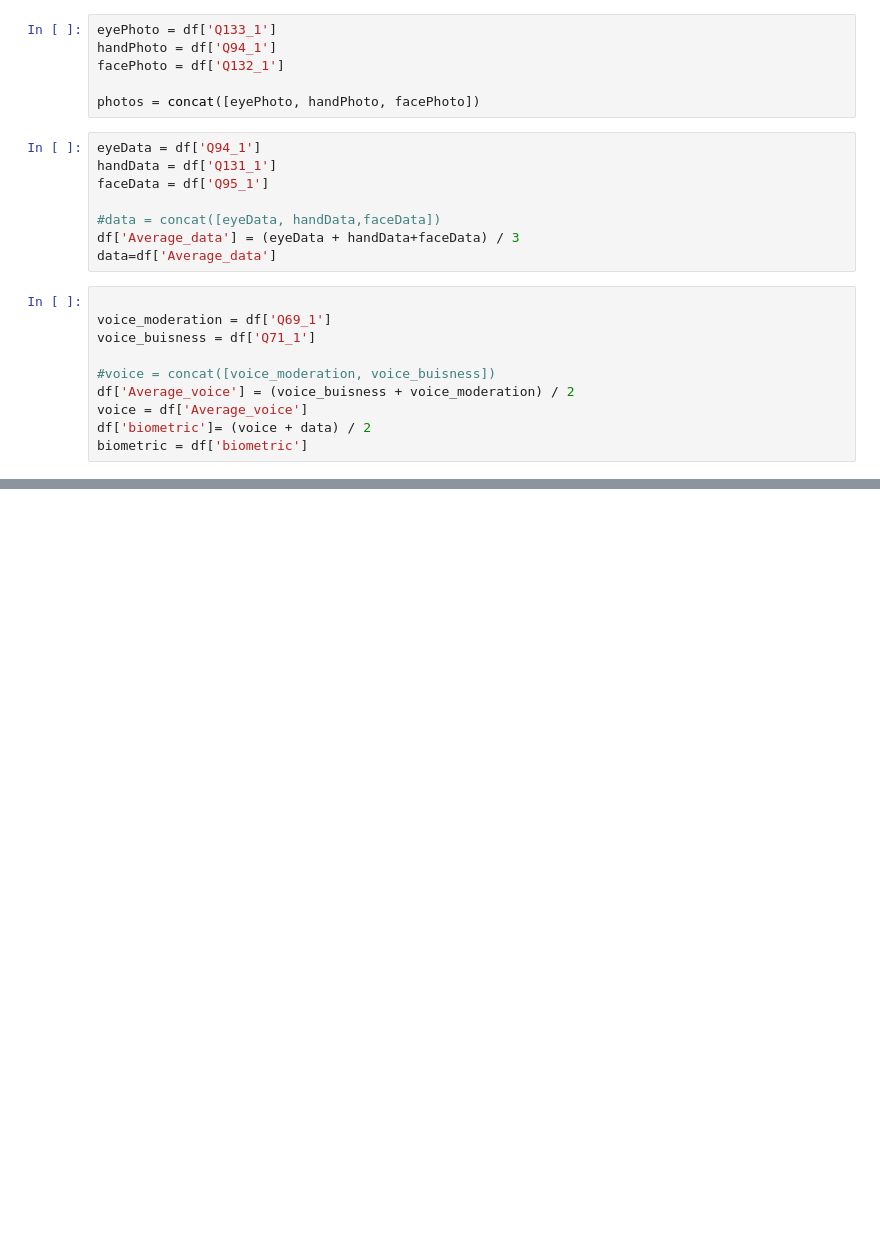
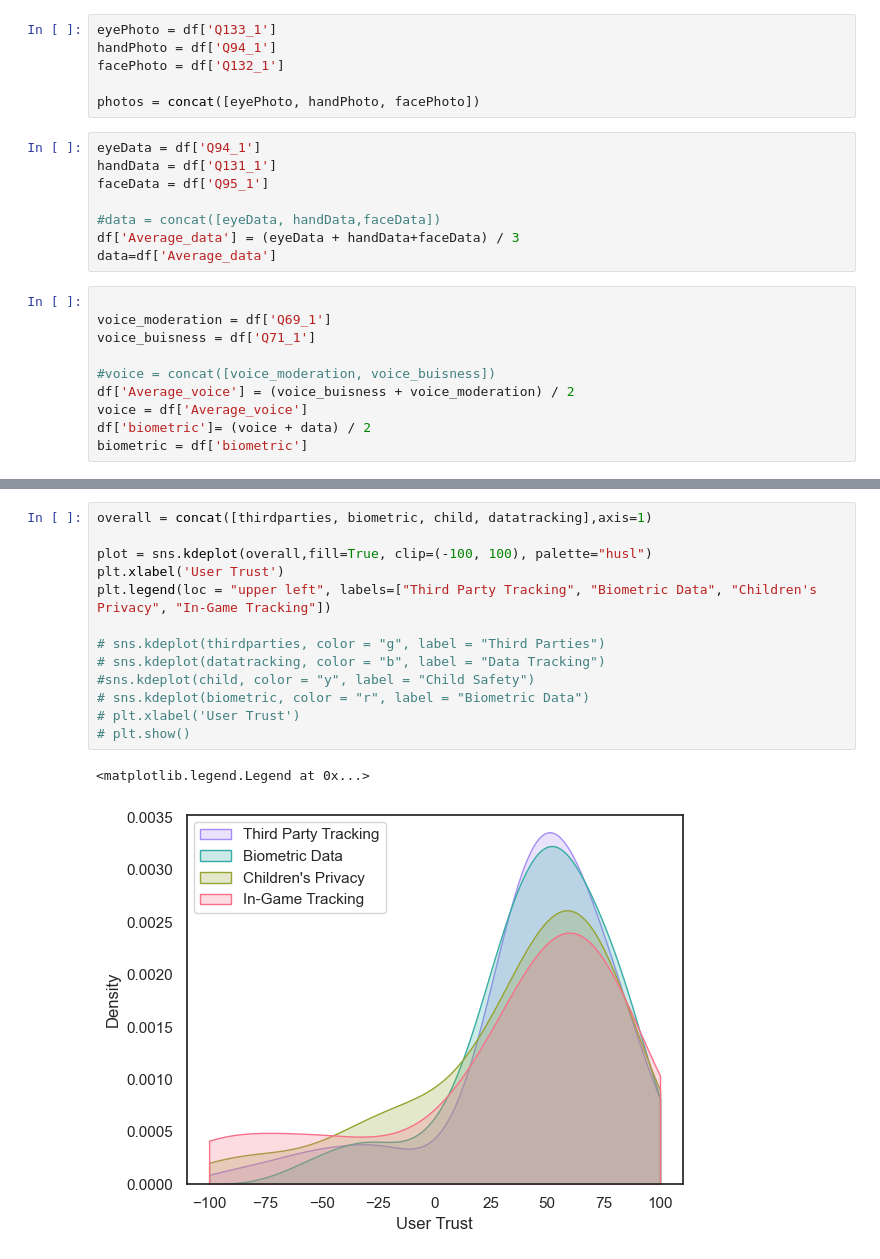
Before and after one commit to mojeanmac/privacy-survey-density-map, a Jupyter notebook: copy.ipynb, the cells around one changed output, grey strips where cells are left out. Saved outputs shown, nothing was run; the diff lists cells and outputs as text; blank space fills up the shorter version.

```diff
--- a/copy.ipynb
+++ b/copy.ipynb
@@ -93,0 +94,16 @@ Text(0.5, 0, 'User Trust')
+# %%
+overall = concat([thirdparties, biometric, child, datatracking],axis=1)
+
+plot = sns.kdeplot(overall,fill=True, clip=(-100, 100), palette="husl")
+plt.xlabel('User Trust')
+plt.legend(loc = "upper left", labels=["Third Party Tracking", "Biometric Data", "Children's Privacy", "In-Game Tracking"])
+
+# sns.kdeplot(thirdparties, color = "g", label = "Third Parties")
+# sns.kdeplot(datatracking, color = "b", label = "Data Tracking")
+#sns.kdeplot(child, color = "y", label = "Child Safety")
+# sns.kdeplot(biometric, color = "r", label = "Biometric Data")
+# plt.xlabel('User Trust')
+# plt.show()
+# %% [output]
+<matplotlib.legend.Legend at 0x...>
+[figure, added]
```
Also changed, not shown: parts of 5 cells of this notebook.
